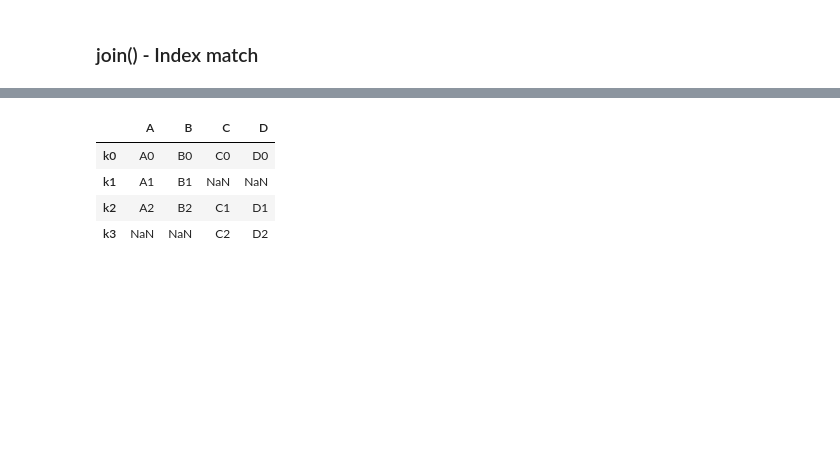
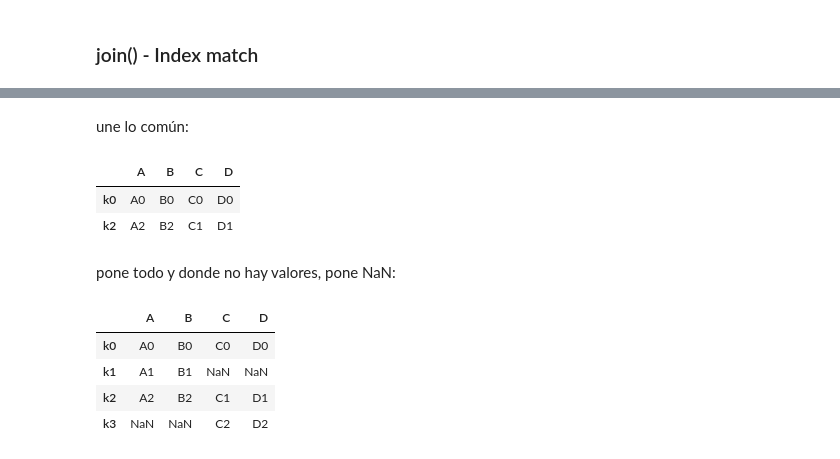
Before and after one commit to edupr/NumPy-data-manipulation, a Jupyter notebook: 21 Concat y merge.ipynb, the cells around one changed output, grey strips where cells are left out. Cells and saved outputs as stored; diff of their text form; code cells hidden in the pictures; blank space fills up the shorter version.

```diff
--- a/21 Concat y merge.ipynb
+++ b/21 Concat y merge.ipynb
@@ -214,3 +237,13 @@ der = pd.DataFrame({'C':['C0','C1','C2'],
+# %% [markdown]
+une lo común:
+# %%
+izq.join(der, how='inner')
+# %% [output]
+|  | A | B | C | D |
+| k0 | A0 | B0 | C0 | D0 |
+| k2 | A2 | B2 | C1 | D1 |
+# %% [markdown]
+pone todo y donde no hay valores, pone NaN:
 # %%
 izq.join(der,how='outer')
 # %% [output]
```
Also changed, not shown: parts of 4 cells of this notebook.
